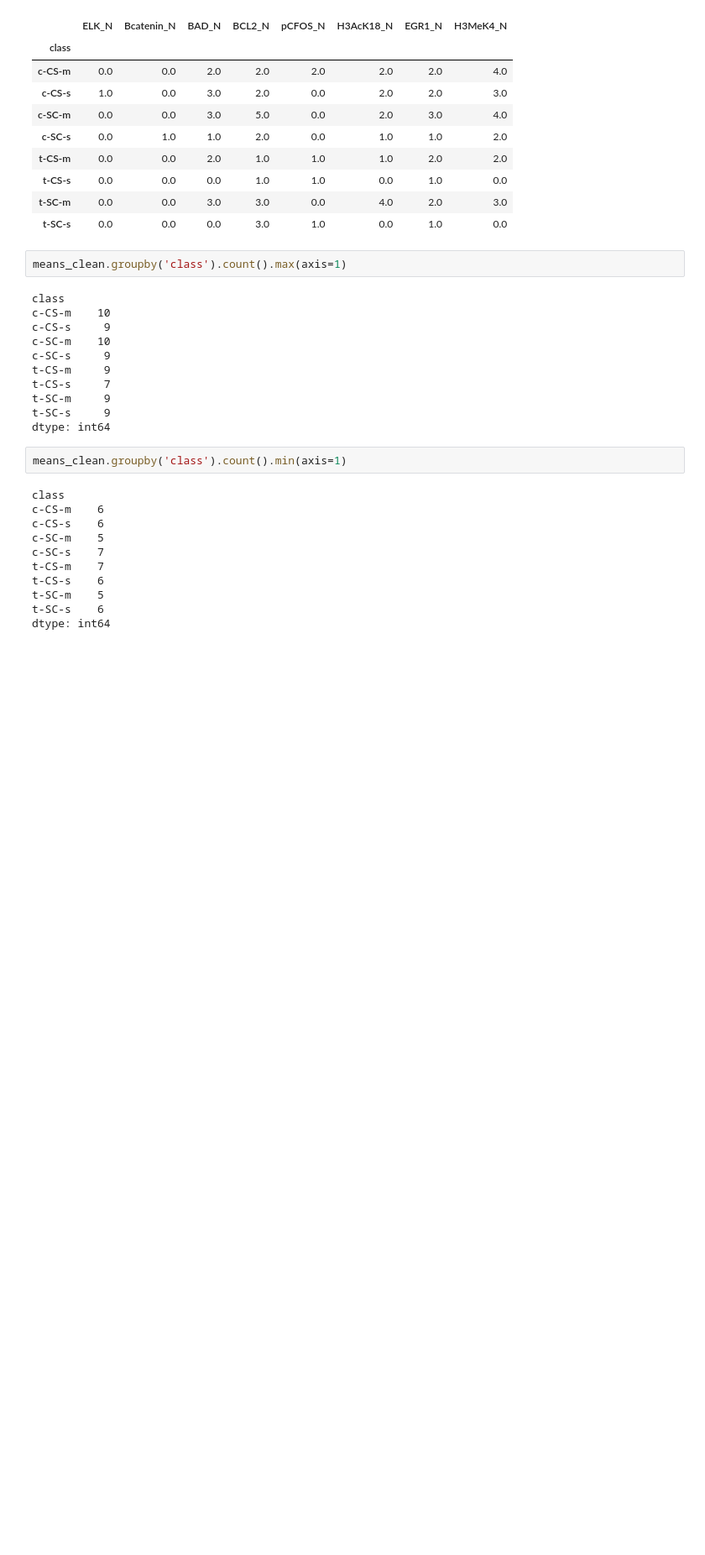
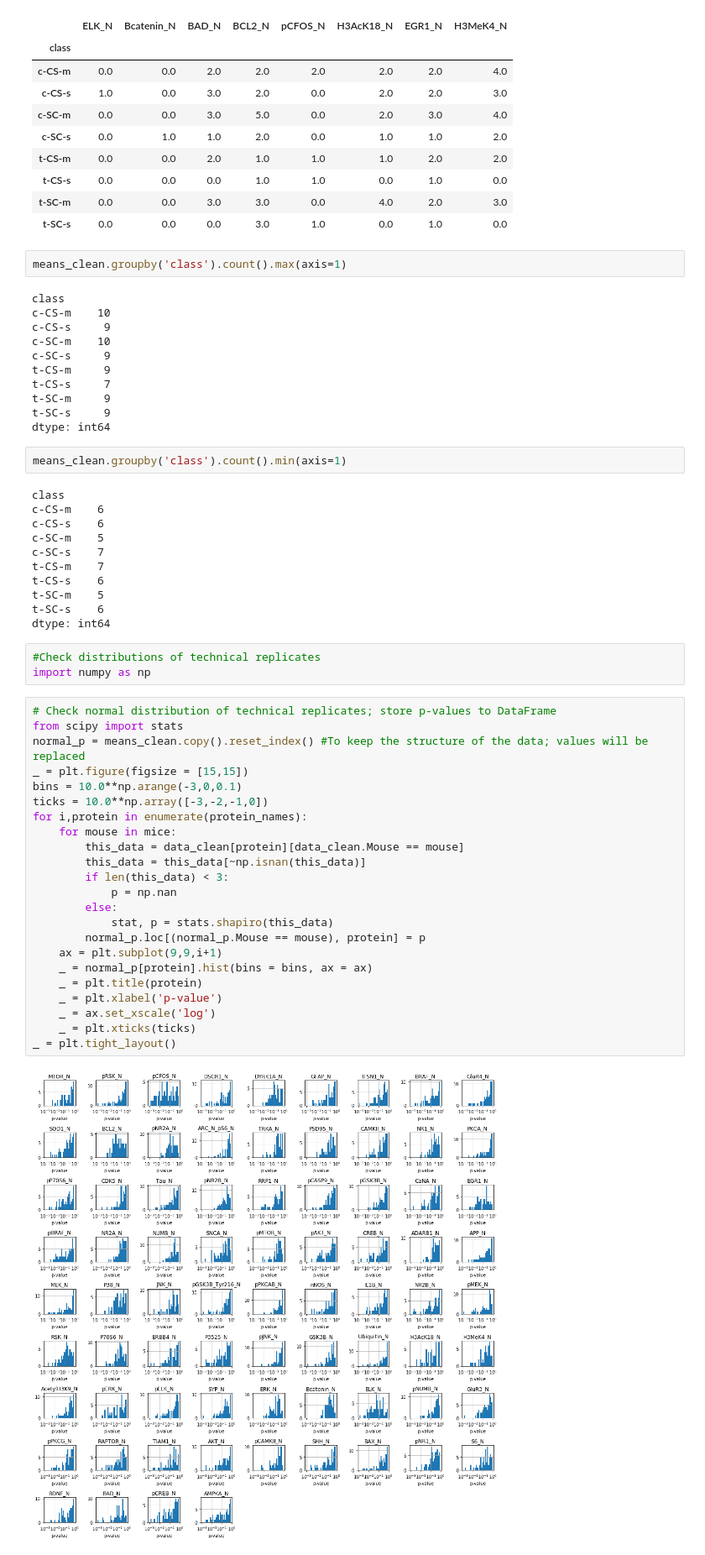
Before and after one commit to Adenordis/Springboard-Capstone-1, a Jupyter notebook: Capstone1_DataCleaning.ipynb, the cells around one changed output. Shown at 84% size. Drawn from its saved outputs; the diff is of its cells as text; blank space fills up the shorter version.

```diff
--- a/Capstone1_DataCleaning.ipynb
+++ b/Capstone1_DataCleaning.ipynb
@@ -250,3 +258,31 @@ t-CS-s    6
 t-SC-m    5
 t-SC-s    6
 dtype: int64
+# %%
+#Check distributions of technical replicates
+import numpy as np
+# %%
+# Check normal distribution of technical replicates; store p-values to DataFrame
+from scipy import stats
+normal_p = means_clean.copy().reset_index() #To keep the structure of the data; values will be replaced
+_ = plt.figure(figsize = [15,15])
+bins = 10.0**np.arange(-3,0,0.1)
+ticks = 10.0**np.array([-3,-2,-1,0])
+for i,protein in enumerate(protein_names):
+    for mouse in mice:
+        this_data = data_clean[protein][data_clean.Mouse == mouse]
+        this_data = this_data[~np.isnan(this_data)]
+        if len(this_data) < 3:
+            p = np.nan
+        else:
+            stat, p = stats.shapiro(this_data)
+        normal_p.loc[(normal_p.Mouse == mouse), protein] = p
+    ax = plt.subplot(9,9,i+1)
+    _ = normal_p[protein].hist(bins = bins, ax = ax)
+    _ = plt.title(protein)
+    _ = plt.xlabel('p-value')
+    _ = ax.set_xscale('log')
+    _ = plt.xticks(ticks)
+_ = plt.tight_layout()
+# %% [output]
+[figure, added]
```
Also changed, not shown: parts of 7 cells of this notebook, 2 other files.
